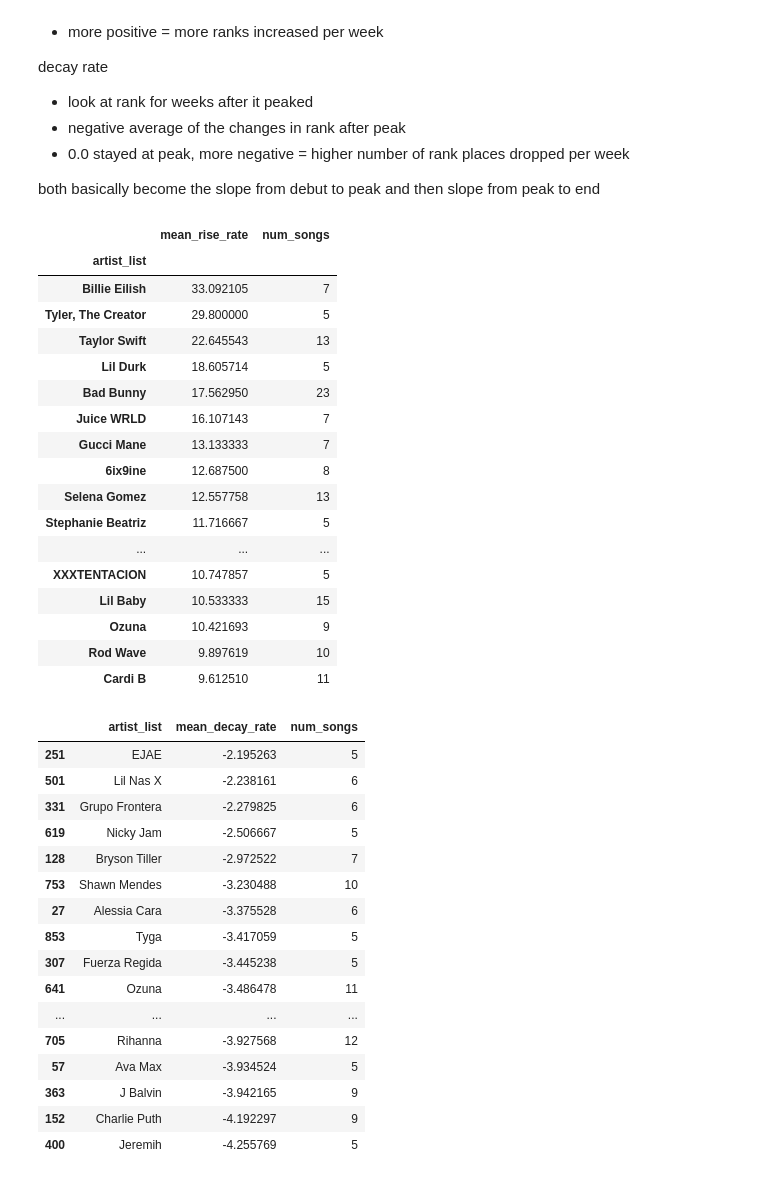
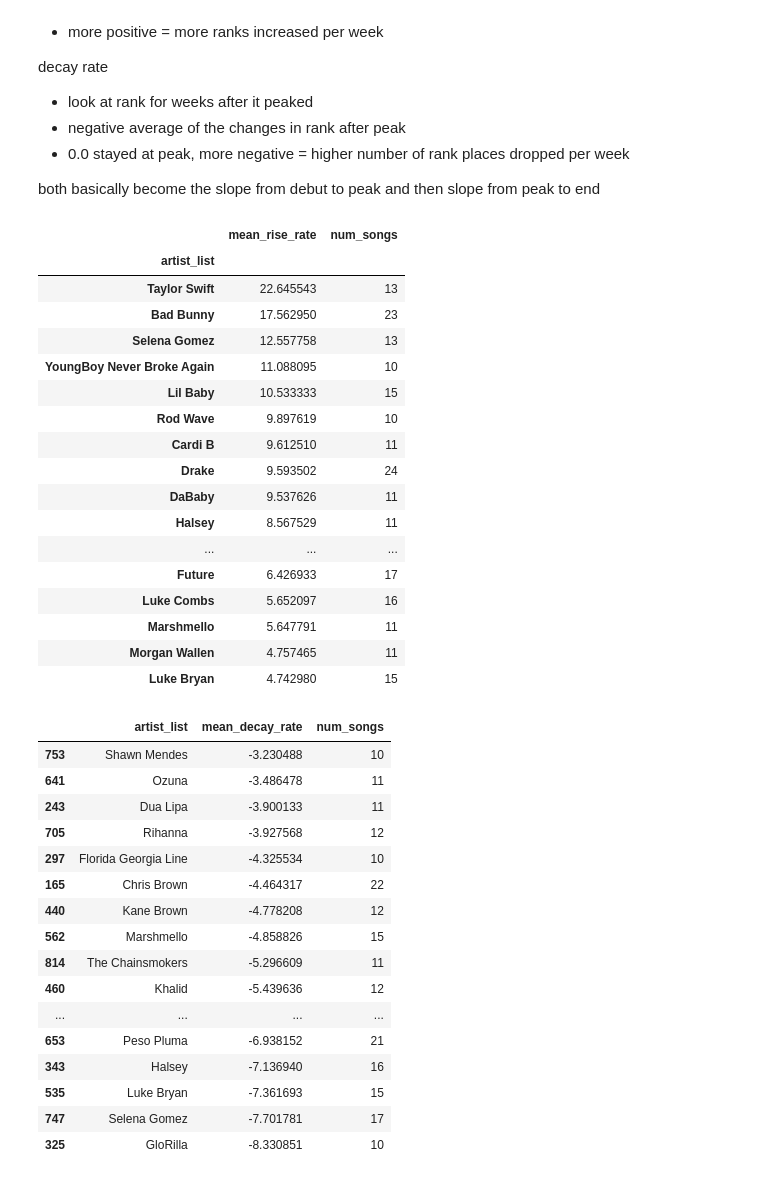
Before and after one commit to rvt9bx/dsan5200-project, a Jupyter notebook: scripts/viz.ipynb, the cells around one changed output. Drawn from its saved outputs; the diff is of its cells as text; code cells hidden in the pictures.

Commit message:
artist vizzes

```diff
--- a/scripts/viz.ipynb
+++ b/scripts/viz.ipynb
@@ -220,7 +184,7 @@ plt.show()
 # %%
 # fill in middle off chart weeks for each song
 df = pd.read_csv("../data/clean_hot100_history.csv", low_memory=False)
-songs = df[['title', 'artist']].drop_duplicates()
+songs = df[['title', 'artist', 'artist_list']].drop_duplicates()
 # %%
 def fill_song(group):
 
@@ -234,7 +198,8 @@ def fill_song(group):
     new_rows = pd.DataFrame(data = {
         'chart_date': full_range,
         'title': group["title"].iloc[0],
-        'artist': group["artist"].iloc[0]
+        'artist': group["artist"].iloc[0],
+        'artist_list': group["artist_list"].iloc[0],
     })
     if new_rows.shape[0] != group.shape[0]:
         new_group = new_rows.merge(group, how='left')
@@ -381,5 +348,5 @@ for (artist, title, artist_list), group in df.groupby(['artist', 'title', 'artis
                         'post_peak_length': post_peak_length,
                 })
 
-sustained_df = pd.DataFrame(songs)
+decay_df = pd.DataFrame(songs)
 # %%
@@ -472,59 +490,59 @@ fig.show()
 # find artists that have highest rise rates
 
 # explode artist list to make one obs per artist
-viral_df['artist_list'] = viral_df['artist_list'].apply(ast.literal_eval)
-viral_artist_df = viral_df.explode('artist_list')
+rise_df['artist_list'] = rise_df['artist_list'].apply(ast.literal_eval)
+rise_artist_df = rise_df.explode('artist_list')
 
 # group by artist and find highest average rise rate
-artist_rise_mean = viral_artist_df.groupby('artist_list').agg(mean_rise_rate = ('rise_rate','mean'), num_songs = ('artist_list','count'))
+artist_rise_mean = rise_artist_df.groupby('artist_list').agg(mean_rise_rate = ('rise_rate','mean'), num_songs = ('artist_list','count'))
 
 artist_rise_mean = artist_rise_mean.sort_values('mean_rise_rate', ascending=False)
-artist_rise_mean.loc[artist_rise_mean['num_songs']>=5].head(20)
+artist_rise_mean.loc[artist_rise_mean['num_songs']>=10].head(20)
 # %% [output]
 |  | mean_rise_rate | num_songs |
 | artist_list |  |  |
-| Billie Eilish | 33.092105 | 7 |
-| Tyler, The Creator | 29.800000 | 5 |
 | Taylor Swift | 22.645543 | 13 |
-| Lil Durk | 18.605714 | 5 |
 | Bad Bunny | 17.562950 | 23 |
-| Juice WRLD | 16.107143 | 7 |
-| Gucci Mane | 13.133333 | 7 |
-| 6ix9ine | 12.687500 | 8 |
 | Selena Gomez | 12.557758 | 13 |
-| Stephanie Beatriz | 11.716667 | 5 |
-| ... | ... | ... |
-| XXXTENTACION | 10.747857 | 5 |
+| YoungBoy Never Broke Again | 11.088095 | 10 |
 | Lil Baby | 10.533333 | 15 |
-| Ozuna | 10.421693 | 9 |
 | Rod Wave | 9.897619 | 10 |
 | Cardi B | 9.612510 | 11 |
+| Drake | 9.593502 | 24 |
+| DaBaby | 9.537626 | 11 |
+| Halsey | 8.567529 | 11 |
+| ... | ... | ... |
+| Future | 6.426933 | 17 |
+| Luke Combs | 5.652097 | 16 |
+| Marshmello | 5.647791 | 11 |
+| Morgan Wallen | 4.757465 | 11 |
+| Luke Bryan | 4.742980 | 15 |
 # %%
 # find artists that have lowest decay rates
 
 # explode artist list to make one obs per artist
-sustained_df['artist_list'] = sustained_df['artist_list'].apply(ast.literal_eval)
-sustained_artist_df = sustained_df.explode('artist_list')
+decay_df['artist_list'] = decay_df['artist_list'].apply(ast.literal_eval)
+decay_artist_df = decay_df.explode('artist_list')
 
 # group by artist and find highest average rise rate
-artist_decay_mean = sustained_artist_df.groupby('artist_list', as_index=False).agg(mean_decay_rate = ('decay_rate','mean'), num_songs = ('artist_list','count'))
+artist_decay_mean = decay_artist_df.groupby('artist_list', as_index=False).agg(mean_decay_rate = ('decay_rate','mean'), num_songs = ('artist_list','count'))
 artist_decay_mean = artist_decay_mean.sort_values('mean_decay_rate', ascending=False)
-artist_decay_mean.loc[artist_decay_mean['num_songs']>=5].head(20)
+artist_decay_mean.loc[artist_decay_mean['num_songs']>=10].head(20)
 # %% [output]
 |  | artist_list | mean_decay_rate | num_songs |
-| 251 | EJAE | -2.195263 | 5 |
-| 501 | Lil Nas X | -2.238161 | 6 |
-| 331 | Grupo Frontera | -2.279825 | 6 |
-| 619 | Nicky Jam | -2.506667 | 5 |
-| 128 | Bryson Tiller | -2.972522 | 7 |
 | 753 | Shawn Mendes | -3.230488 | 10 |
-| 27 | Alessia Cara | -3.375528 | 6 |
-| 853 | Tyga | -3.417059 | 5 |
-| 307 | Fuerza Regida | -3.445238 | 5 |
 | 641 | Ozuna | -3.486478 | 11 |
+| 243 | Dua Lipa | -3.900133 | 11 |
+| 705 | Rihanna | -3.927568 | 12 |
+| 297 | Florida Georgia Line | -4.325534 | 10 |
+| 165 | Chris Brown | -4.464317 | 22 |
+| 440 | Kane Brown | -4.778208 | 12 |
+| 562 | Marshmello | -4.858826 | 15 |
+| 814 | The Chainsmokers | -5.296609 | 11 |
+| 460 | Khalid | -5.439636 | 12 |
 | ... | ... | ... | ... |
-| 705 | Rihanna | -3.927568 | 12 |
-| 57 | Ava Max | -3.934524 | 5 |
-| 363 | J Balvin | -3.942165 | 9 |
-| 152 | Charlie Puth | -4.192297 | 9 |
-| 400 | Jeremih | -4.255769 | 5 |
+| 653 | Peso Pluma | -6.938152 | 21 |
+| 343 | Halsey | -7.136940 | 16 |
+| 535 | Luke Bryan | -7.361693 | 15 |
+| 747 | Selena Gomez | -7.701781 | 17 |
+| 325 | GloRilla | -8.330851 | 10 |
```
Also changed, not shown: parts of 29 cells of this notebook, 26 other files.
